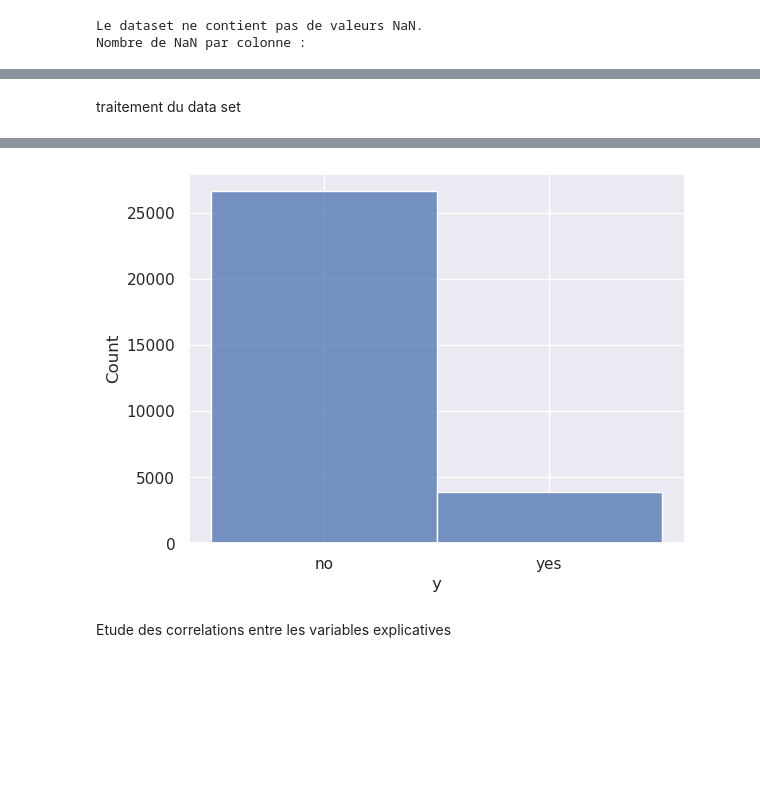
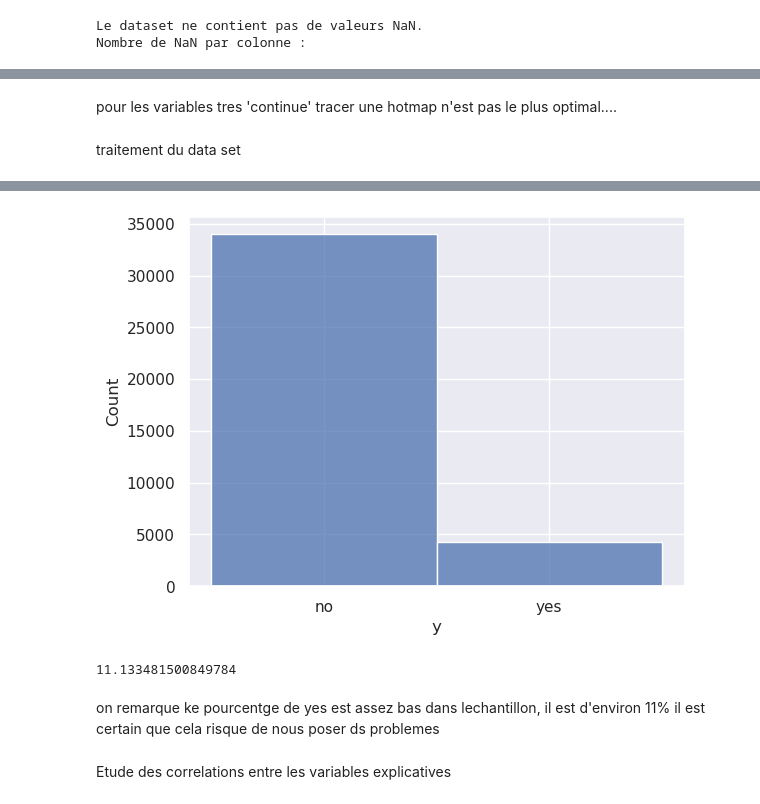
Before and after one commit to Ulrichnk/Projet_macahine_learning, a Jupyter notebook: projet.ipynb, the cells around one changed output, grey strips where cells are left out. Cells and saved outputs as stored; diff of their text form; code cells hidden in the pictures; blank space fills up the shorter version.

```diff
--- a/projet.ipynb
+++ b/projet.ipynb
@@ -28,7 +29,7 @@ output_path = "./2_outputs"
 importation des données
 # %%
 path =input_path + '/bank-additional-full.csv'
-data_set = pd.read_csv(path,sep=";",decimal=",")
+data_set = pd.read_csv(path,sep=";",decimal=".")
 data_set=data_set.drop(columns=['duration'])
 # %%
 # Vérifier si des valeurs NaN sont présentes
@@ -133,14 +150,0 @@ dtype: int64
-# %%
-import pandas as pd
-import numpy as np
-
-# Remplacer les valeurs "UNKNOWN" par NaN
-data_set.replace("unknown", np.nan, inplace=True)
-
-# Calculer le nombre de NaN par variable
-nan_count = pd.DataFrame(data_set.isna().sum(), columns=["Nombre_NA"])
-
-# Ajouter le pourcentage de valeurs NaN par rapport au total des lignes
-nan_count["Pourcentage"] = (nan_count["Nombre_NA"] / data_set.shape[0]) * 100
-
-# print(nan_count)
@@ -146,0 +247,7 @@ nan_count["Pourcentage"] = (nan_count["Nombre_NA"] / data_set.shape[0]) * 100
+# %%
+data_v1=data_set.drop(columns=['poutcome','default','loan'])
+
+#count
+count("unknown",data=data_v1)
+count("nonexistent",data=data_v1)
+print(data_v1.shape)
@@ -147,8 +266,6 @@ nan_count["Pourcentage"] = (nan_count["Nombre_NA"] / data_set.shape[0]) * 100
 # %%
-import pandas as pd
-import numpy as np
 
-def replace_unknown_with_nan(data_set, values_to_replace=["unknown", "nonexistent"], value_a_remplacer=np.nan):
+def replace(data, values_to_replace=["unknown", "nonexistent"], value_a_remplacer=np.nan):
     """
     Remplace les valeurs spécifiées (par défaut "unknown" et "nonexistent") par la valeur donnée (par défaut NaN) dans un DataFrame.
 
@@ -158,20 +275,22 @@ def replace_unknown_with_nan(data_set, values_to_replace=["unknown", "nonexisten
     :return: DataFrame avec les remplacements effectués.
     """
     # Remplacer les valeurs spécifiées par la valeur indiquée
-    d=data_set.copy()
+    d=data.copy()
     d.replace(values_to_replace, value_a_remplacer, inplace=True)
     return d
 
 # Exemple d'utilisation
-# Supposons que data_set est votre DataFrame
-data_traite = replace_unknown_with_nan(data_set)
-data_traite=data_traite.drop(columns=['poutcome']).dropna()
+data_traite = replace(data_v1)
+data_traite=data_traite.dropna()
 
 # Vérification des modifications
 print(data_traite.isna().sum())
 data_traite.head()
+
 print(data_traite.shape)
 print(data_set.shape)
+
+data_v2=data_traite.copy()
 # %% [output]
 age               0
 job               0
@@ -289,9 +374,11 @@ plot_categorical_scatter_sns(data_set, 'y')
+# %% [markdown]
+pour les variables tres 'continue' tracer une hotmap n'est pas le plus optimal....
 # %% [markdown]
 traitement du data set
 # %%
 # separation de la cible et des variables explicatives
-target=data_set['y']
-data_model=data_set.drop(columns=['y'])
+target=data_v2['y']
+data_model=data_v2.drop(columns=['y'])
 # histogramme de la cible
 _=sns.histplot(target)
 data_model.describe(include='all')
@@ -312,4 +399,10 @@ data_model.describe(include='all')
-[figure, old version]
+[figure, new version]
+# %%
+pourcentage(data_v2, 'y', 'yes')
+# %% [output]
+11.133481500849784
+# %% [markdown]
+on remarque ke pourcentge de yes est assez bas dans lechantillon, il est d'environ 11% il est certain que cela risque de nous poser ds problemes
 # %% [markdown]
 Etude des correlations entre les variables explicatives
 # %%
```
Also changed, not shown: parts of 32 cells of this notebook, 1 other file.
